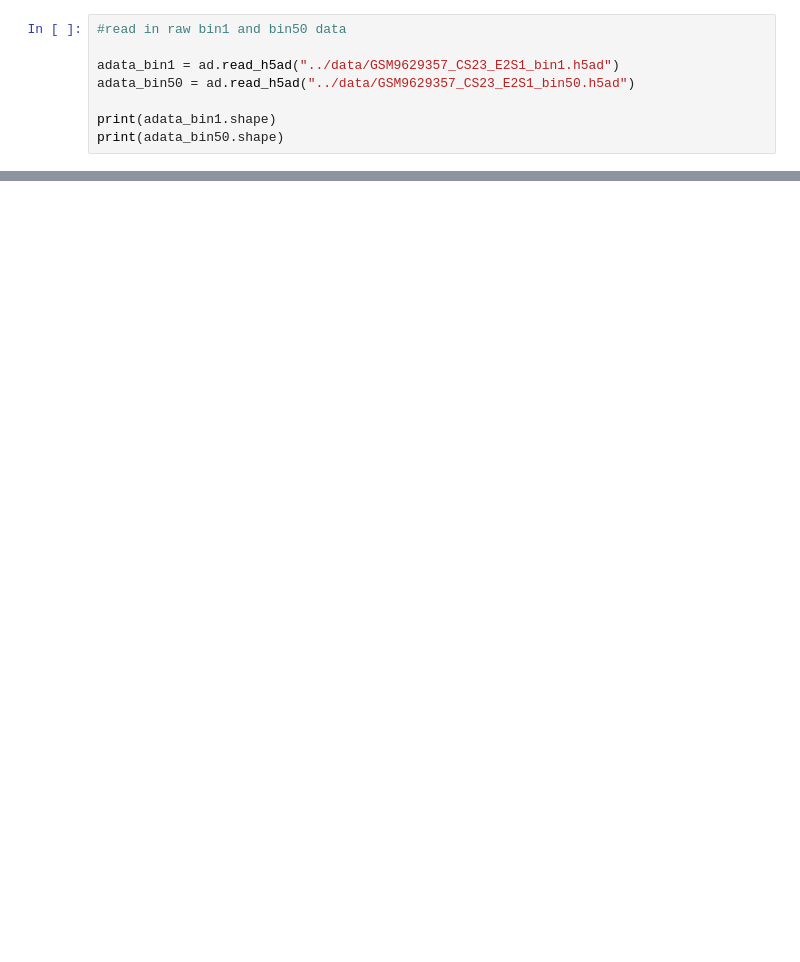
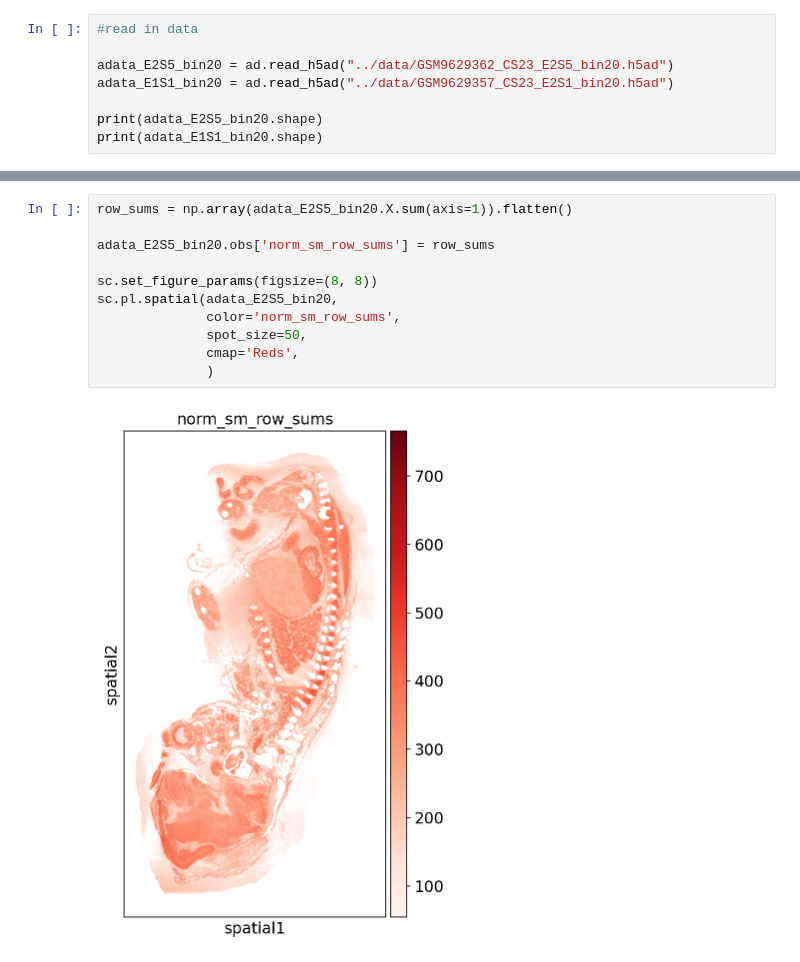
Before and after one commit to RK2006/Cross-Species-Spatial-Transcriptomics-Analysis-Using-Smoothie, a Jupyter notebook: Initial Analysis/Human_Embyro_Overall_Analysis.ipynb, the cells around one changed output, grey strips where cells are left out. Cells and saved outputs as stored; diff of their text form; blank space fills up the shorter version.

```diff
--- a/Initial Analysis/Human_Embyro_Overall_Analysis.ipynb
+++ b/Initial Analysis/Human_Embyro_Overall_Analysis.ipynb
@@ -8,11 +9,11 @@ import matplotlib.pyplot as plt
 import smoothie
 smoothie.suppress_warnings()
 # %%
-#read in raw bin1 and bin50 data
+#read in data
 
-adata_bin1 = ad.read_h5ad("../data/GSM9629357_CS23_E2S1_bin1.h5ad")
-adata_bin50 = ad.read_h5ad("../data/GSM9629357_CS23_E2S1_bin50.h5ad")
+adata_E2S5_bin20 = ad.read_h5ad("../data/GSM9629362_CS23_E2S5_bin20.h5ad")
+adata_E1S1_bin20 = ad.read_h5ad("../data/GSM9629357_CS23_E2S1_bin20.h5ad")
 
-print(adata_bin1.shape)
-print(adata_bin50.shape)
+print(adata_E2S5_bin20.shape)
+print(adata_E1S1_bin20.shape)
 # %% [output]
@@ -84,0 +85,13 @@ Total runtime for in-place Gaussian smoothing: 768.89 seconds.
+# %%
+row_sums = np.array(adata_E2S5_bin20.X.sum(axis=1)).flatten()
+
+adata_E2S5_bin20.obs['norm_sm_row_sums'] = row_sums
+
+sc.set_figure_params(figsize=(8, 8))
+sc.pl.spatial(adata_E2S5_bin20,
+              color='norm_sm_row_sums',
+              spot_size=50,
+              cmap='Reds',
+              )
+# %% [output]
+[figure, added]
```
Also changed, not shown: parts of 21 cells of this notebook, 12 other files.
